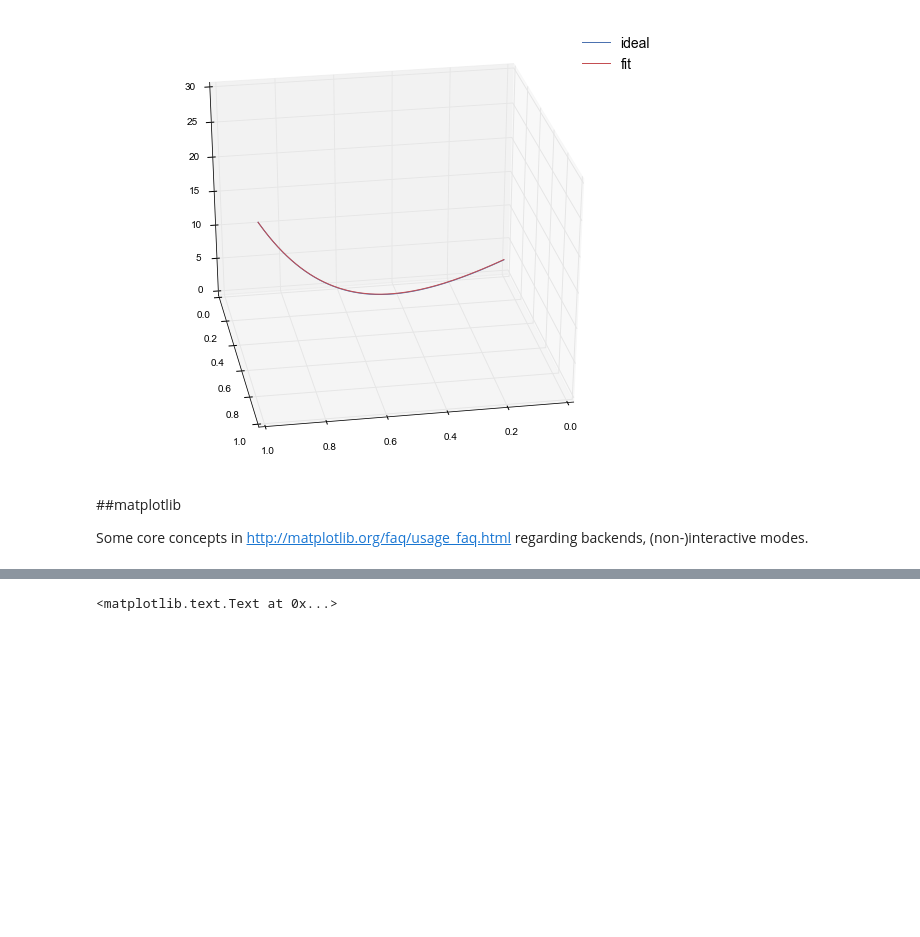
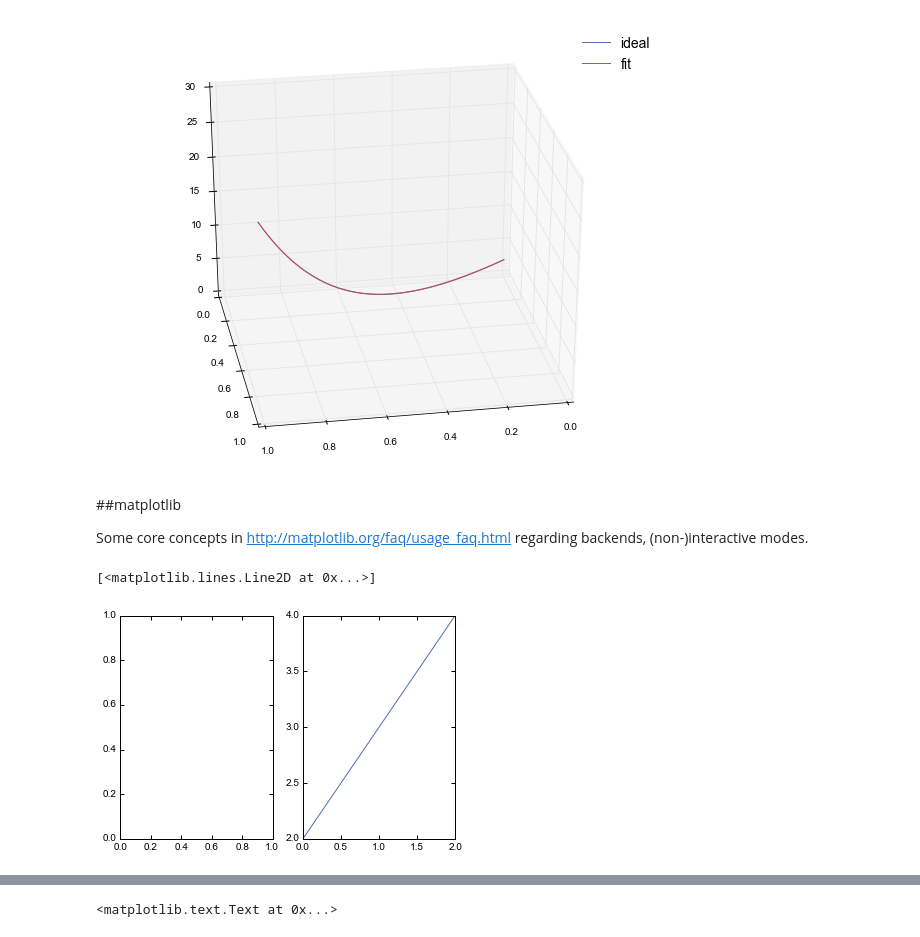
Before and after one commit to terencezl/scientific-python-walkabout, a Jupyter notebook: scientific-python-walkabout.ipynb, the cells around one changed output, grey strips where cells are left out. Cells and saved outputs as stored; diff of their text form; code cells hidden in the pictures; blank space fills up the shorter version.

```diff
--- a/scientific-python-walkabout.ipynb
+++ b/scientific-python-walkabout.ipynb
@@ -209,3 +371,12 @@ ax.view_init(30, 80)
 ##matplotlib
 
 Some core concepts in http://matplotlib.org/faq/usage_faq.html regarding backends, (non-)interactive modes.
+# %%
+# pyplot (plt) interface vs object oriented interface
+fig, axes = plt.subplots(1, 2)
+plt.plot([2,3,4])
+
+# Looks like it automatically chose the right axes to plot on.
+# %% [output]
+[<matplotlib.lines.Line2D at 0x...>]
+[figure, added]
```
Also changed, not shown: parts of 20 cells of this notebook.
